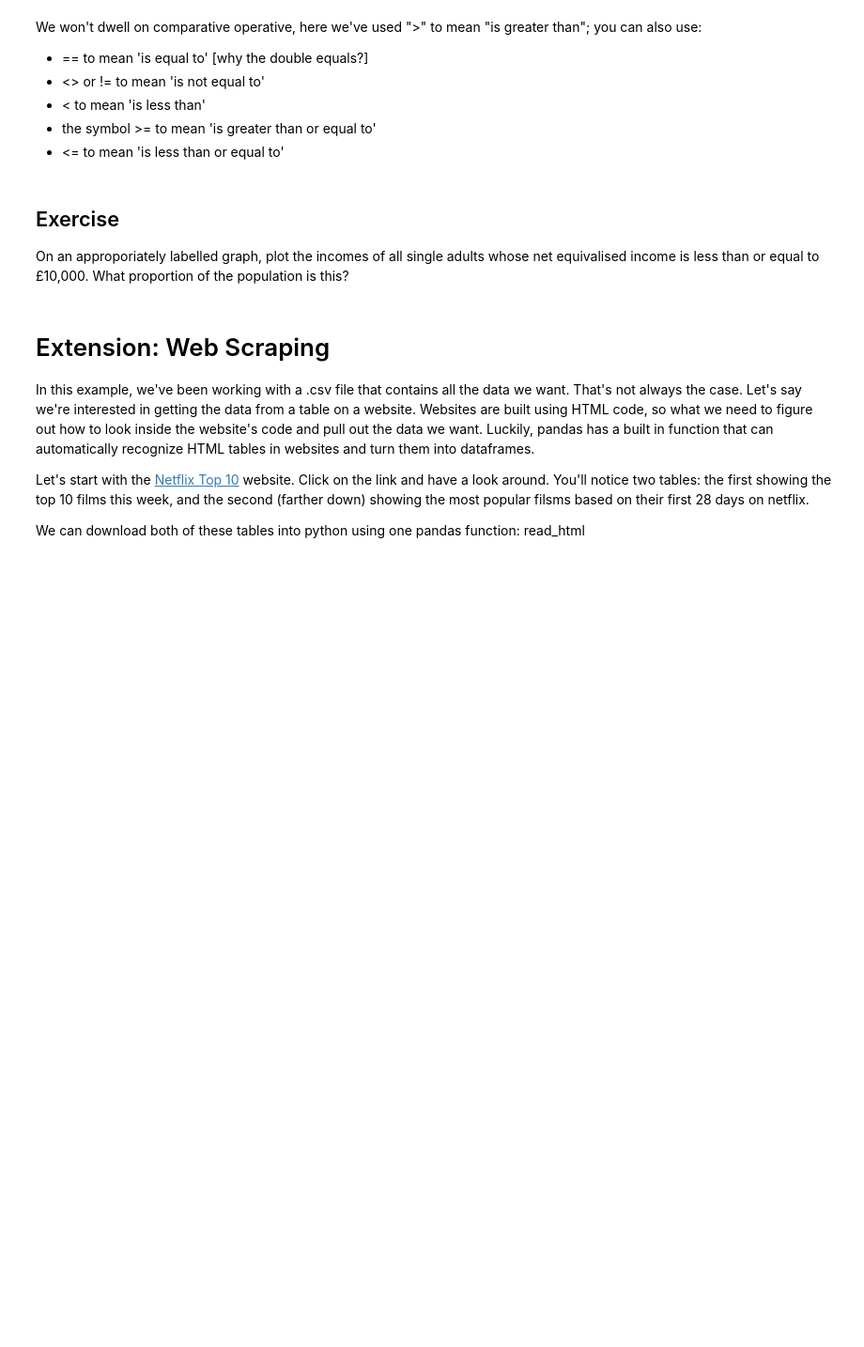
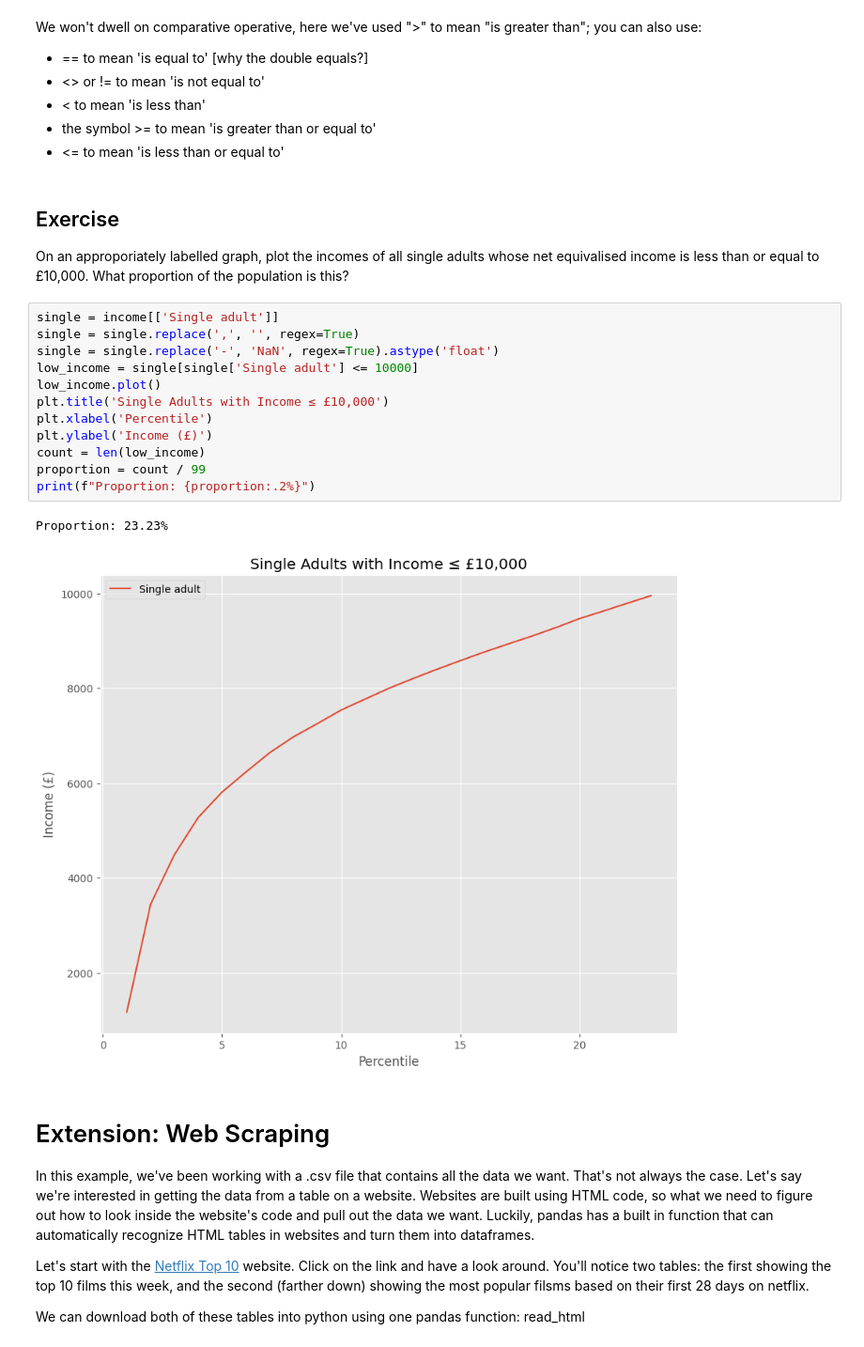
Before and after one commit to jenniferdu0331/QM2, a Jupyter notebook: notebooks/W02. Pandas.ipynb, the cells around one changed output. Shown: that part at 94% size. Saved outputs shown, nothing was run; the diff lists cells and outputs as text; blank space fills up the shorter version.

```diff
--- a/notebooks/W02. Pandas.ipynb
+++ b/notebooks/W02. Pandas.ipynb
@@ -345,6 +411,21 @@ We won't dwell on comparative operative, here we've used ">" to mean "is greater
 # %% [markdown]
 ## Exercise
 On an approporiately labelled graph, plot the incomes of all single adults whose net equivalised income is less than or equal to £10,000. What proportion of the population is this?
+# %%
+single = income[['Single adult']]
+single = single.replace(',', '', regex=True)
+single = single.replace('-', 'NaN', regex=True).astype('float')
+low_income = single[single['Single adult'] <= 10000]
+low_income.plot()
+plt.title('Single Adults with Income ≤ £10,000')
+plt.xlabel('Percentile')
+plt.ylabel('Income (£)')
+count = len(low_income)
+proportion = count / 99
+print(f"Proportion: {proportion:.2%}")
+# %% [output]
+Proportion: 23.23%
+[figure, added]
 # %% [markdown]
 # Extension: Web Scraping
 
```
Also changed, not shown: parts of 20 cells of this notebook.
